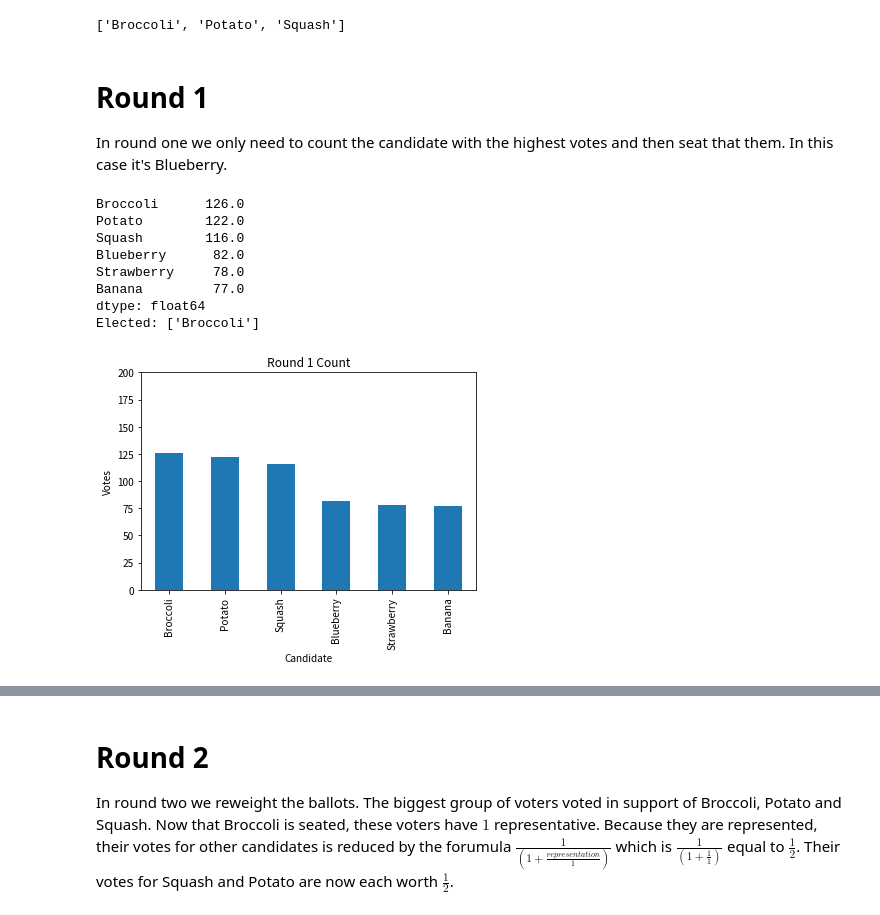
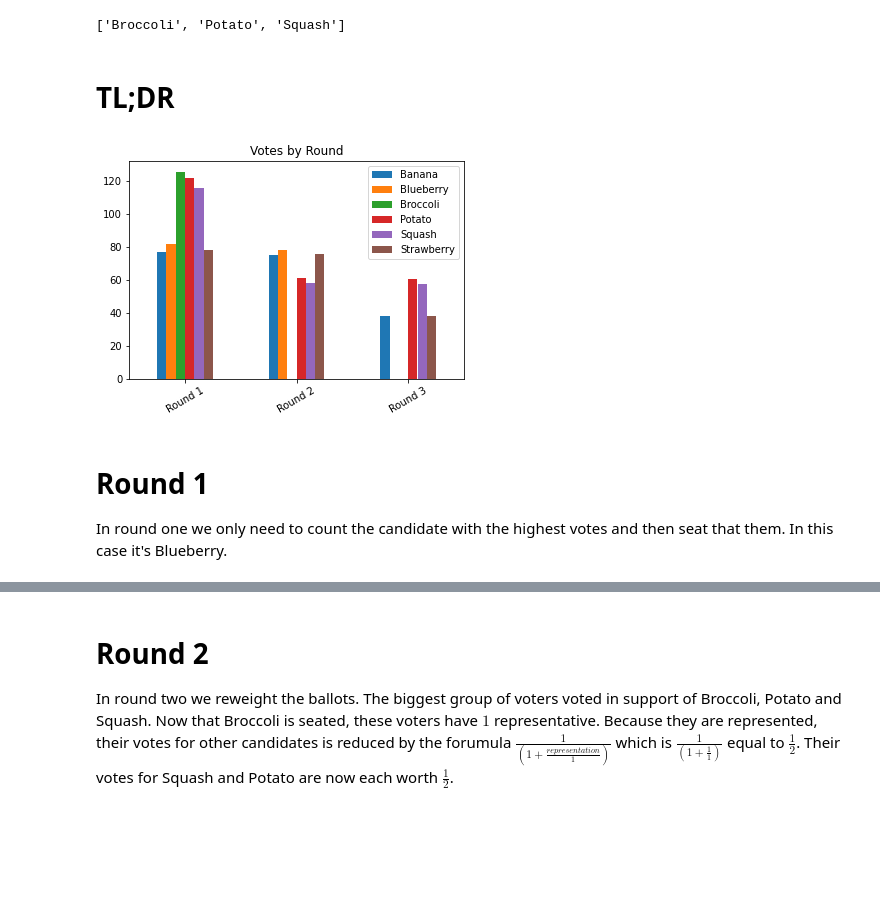
Before and after one commit to electionscience/election_methods, a Jupyter notebook: examples/sequential_proportional_approval_voting.ipynb, the cells around one changed output, grey strips where cells are left out. Cells and saved outputs as stored; diff of their text form; code cells hidden in the pictures; blank space fills up the shorter version.

Commit message:
SPAV now with graphs

```diff
--- a/examples/sequential_proportional_approval_voting.ipynb
+++ b/examples/sequential_proportional_approval_voting.ipynb
@@ -37,7 +37,7 @@ Now every group has fair representation, and democracy is restored.
 Learn more about proportional approval voting, and the center for election science at our website, electionscience.org
 # %%
 import itertools
-import pandas
+import pandas as pd
 
 # Compose Ballots
 candidates = ["Squash", "Potato", "Broccoli", "Blueberry", "Strawberry", "Banana"]
@@ -103,7 +103,7 @@ ballots = (
     + list(itertools.repeat(ballot5, 4))
     + list(itertools.repeat(ballot6, 1))
 )
-ballots = pandas.DataFrame(ballots)
+ballots = pd.DataFrame(ballots)
 # %%
 # At Large Winners
 at_large_winners = ballots.sum().nlargest(3).index.to_list()
@@ -152,19 +113,49 @@ def nextRound(ballots):
+# %%
+# Code and setup.
+
+
+def plot_round_count(ballots, round):
+    candidate_colors = ["red", "green", "yellow", "blue", "orange", "purple"]
+    colors = dict(zip(ballots.sort_index().columns, candidate_colors))
+    print(colors)
+    ax = ballots.sum().plot(
+        kind="bar",
+        linewidth=1,
+        ylim=(0, len(ballots)),
+        xlabel="Candidate",
+        ylabel="Votes",
+        color=candidate_colors,
+        title=f"Round {round} Count",
+        rot=30,
+    )
+    ax.bar_label(ax.containers[0])
+
+
+def SPAV(ballots, seats):
+    df = pd.DataFrame(ballots)
+    seated = []
+    while len(seated) < seats:
+        weight = 1 / (1 + df[seated].sum(axis=1))
+        remaining = df.drop(seated, axis=1).mul(weight, axis=0)
+        seated.append(remaining.sum().idxmax())
+    return remaining, seated
+
+
+def plotRounds(ballots):
+    pd.DataFrame(
+        {
+            "Round 1": SPAV(ballots, 1)[0].sum(),
+            "Round 2": SPAV(ballots, 2)[0].sum(),
+            "Round 3": SPAV(ballots, 3)[0].sum(),
+        }
+    ).transpose().plot(kind="bar", title="Votes by Round", rot=30)
+# %% [markdown]
+# TL;DR
+# %%
+plotRounds(ballots)
+# %% [output]
+[figure, added]
 # %% [markdown]
 # Round 1
 
 In round one we only need to count the candidate with the highest votes and then seat that them. In this case it's Blueberry.
-# %%
-plot_round_count(ballots.apply(reweight, axis=1).drop(elected, axis=1))
-ballots, round_count = nextRound(ballots)
-print(round_count)
-print(f"Elected: {elected }")
-# %% [output]
-Broccoli      126.0
-Potato        122.0
-Squash        116.0
-Blueberry      82.0
-Strawberry     78.0
-Banana         77.0
-dtype: float64
-Elected: ['Broccoli']
-[figure, removed]
```
Also changed, not shown: parts of 7 cells of this notebook.
